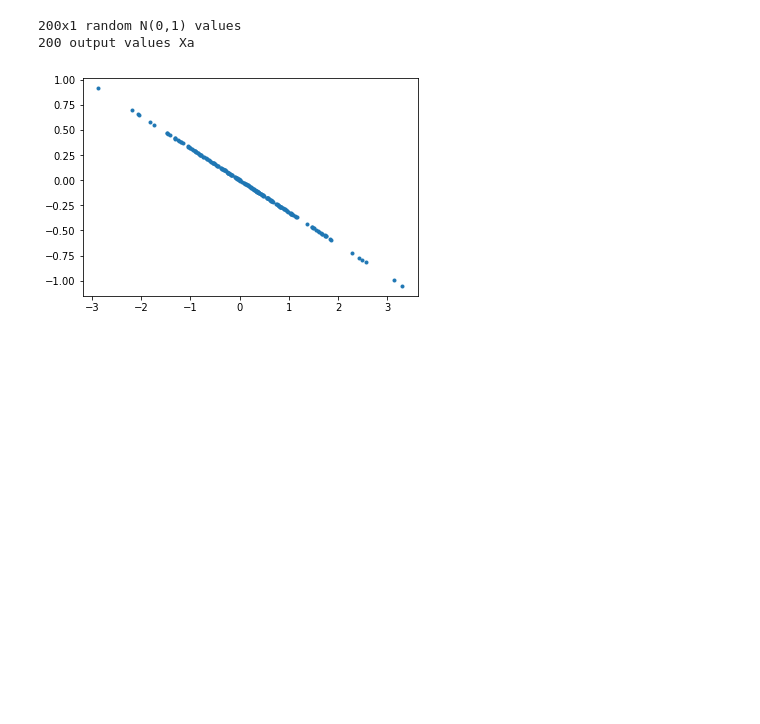
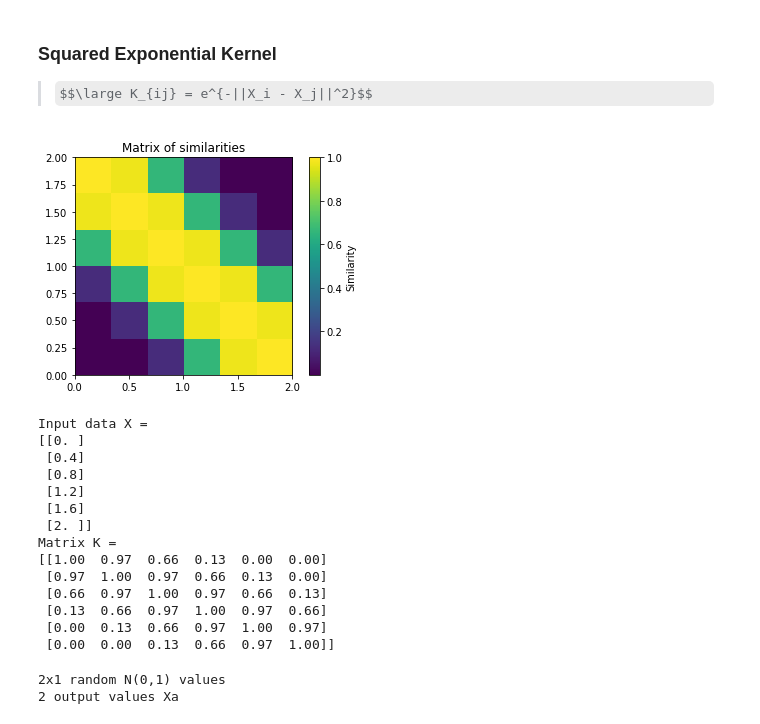
Before and after one commit to LecJackS/CPSC-540-Nando-de-Freitas, a Jupyter notebook: Hw3 - Bayesian optimization with Gaussian processes.ipynb, the cells around one changed output. Drawn from its saved outputs; the diff is of its cells as text; code cells hidden in the pictures; some formulas as TeX source; blank space fills up the shorter version.

```diff
--- a/Hw3 - Bayesian optimization with Gaussian processes.ipynb
+++ b/Hw3 - Bayesian optimization with Gaussian processes.ipynb
@@ -5 +66,40 @@ Possibly from Nando's files for this Homework3, lost in time.
+# %% [markdown]
+### Squared Exponential Kernel
+
+> $$\large K_{ij} = e^{-||X_i - X_j||^2}$$
+# %%
+def sqexp_kernel(x1, x2):
+    'Returns exp(-||x1,x2||**2) '
+    d = dist.cdist(x1, x2, 'sqeuclidean')
+    K = np.exp(-d**2)
+    #n = int(np.sqrt(len(K)))
+    #K.reshape((n, n))
+    return K
+# %%
+X = np.linspace(0, 2, 6)[:, np.newaxis]
+
+K = sqexp_kernel(X, X)
+plt.imshow(K, extent=[0, 2, 0, 2])
+plt.title('Matrix of similarities')
+plt.colorbar().set_label("Similarity")
+plt.show()
+print("Input data X = \n{}".format(X))
+print("Matrix K = \n{}".format(np.array2string(K, precision=2, separator="  ",
+                                  formatter={'float_kind':lambda x: "%.2f" % x})))
+# %% [output]
+[figure, added]
+Input data X =
+[[0. ]
+ [0.4]
+ [0.8]
+ [1.2]
+ [1.6]
+ [2. ]]
+Matrix K =
+[[1.00  0.97  0.66  0.13  0.00  0.00]
+ [0.97  1.00  0.97  0.66  0.13  0.00]
+ [0.66  0.97  1.00  0.97  0.66  0.13]
+ [0.13  0.66  0.97  1.00  0.97  0.66]
+ [0.00  0.13  0.66  0.97  1.00  0.97]
+ [0.00  0.00  0.13  0.66  0.97  1.00]]
 # %%
@@ -44,5 +147,5 @@ myGP = GP(sqexp_kernel, sigma=0.1)
 # %%
-m = 200
+m = 2
 n = 1
 X = np.random.normal(size=(m, n))
 a = np.random.normal(size=n)
@@ -52,11 +155,5 @@ y = np.dot(X, a)
 print("{}x{} random N(0,1) values".format(X.shape[0], X.shape[1]))
 print("{} output values Xa".format(y.shape[0]))
 # %% [output]
-200x1 random N(0,1) values
-200 output values Xa
+2x1 random N(0,1) values
+2 output values Xa
-# %%
-%matplotlib inline
-plt.plot(X, y, '.')
-plt.show()
-# %% [output]
-[figure, removed]
```
Also changed, not shown: parts of 23 cells of this notebook, 4 other files.
